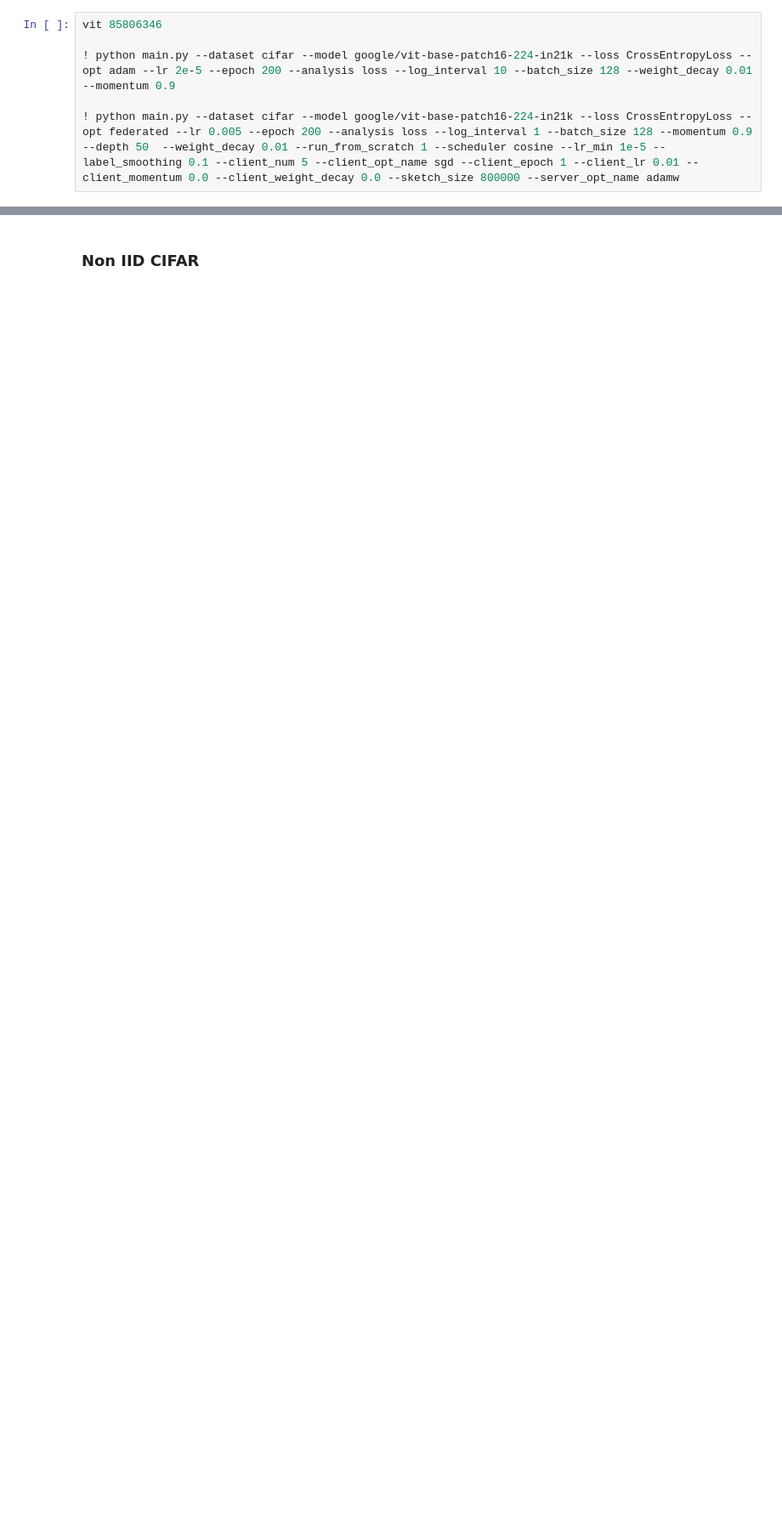
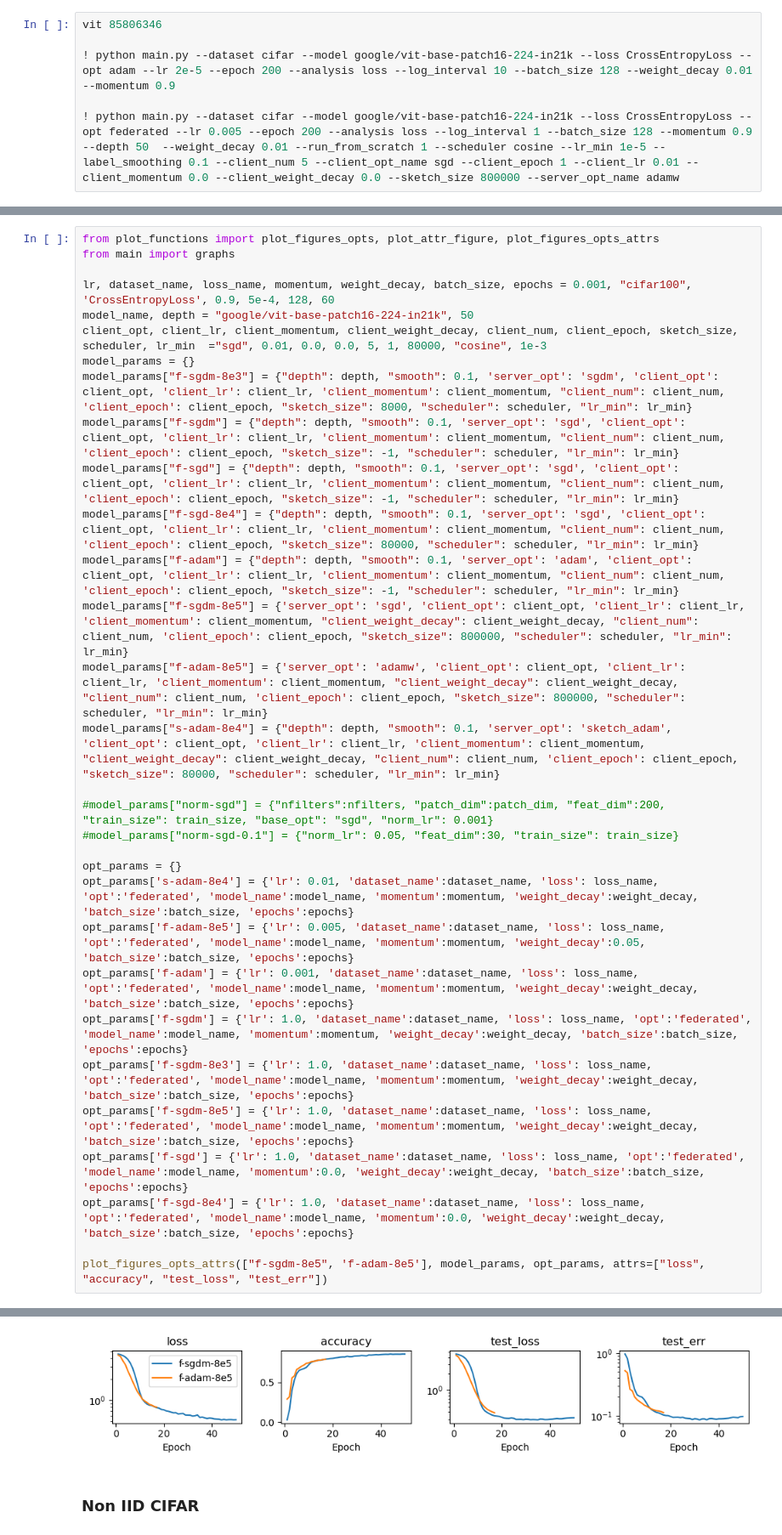
Before and after one commit to lucmonl/mlopt, a Jupyter notebook: notebook/federated.ipynb, the cells around one changed output, grey strips where cells are left out. Shown at 85% size. Saved outputs shown, nothing was run; the diff lists cells and outputs as text; blank space fills up the shorter version.

```diff
--- a/notebook/federated.ipynb
+++ b/notebook/federated.ipynb
@@ -681,0 +686,32 @@ plot_figures_opts_attrs(['f-sgdm-8e4','f-adam-8e4'], model_params, opt_params, a
+# %%
+from plot_functions import plot_figures_opts, plot_attr_figure, plot_figures_opts_attrs
+from main import graphs
+
+lr, dataset_name, loss_name, momentum, weight_decay, batch_size, epochs = 0.001, "cifar100", 'CrossEntropyLoss', 0.9, 5e-4, 128, 60
+model_name, depth = "google/vit-base-patch16-224-in21k", 50
+client_opt, client_lr, client_momentum, client_weight_decay, client_num, client_epoch, sketch_size, scheduler, lr_min  ="sgd", 0.01, 0.0, 0.0, 5, 1, 80000, "cosine", 1e-3
+model_params = {}
+model_params["f-sgdm-8e3"] = {"depth": depth, "smooth": 0.1, 'server_opt': 'sgdm', 'client_opt': client_opt, 'client_lr': client_lr, 'client_momentum': client_momentum, "client_num": client_num, 'client_epoch': client_epoch, "sketch_size": 8000, "scheduler": scheduler, "lr_min": lr_min}
+model_params["f-sgdm"] = {"depth": depth, "smooth": 0.1, 'server_opt': 'sgd', 'client_opt': client_opt, 'client_lr': client_lr, 'client_momentum': client_momentum, "client_num": client_num, 'client_epoch': client_epoch, "sketch_size": -1, "scheduler": scheduler, "lr_min": lr_min}
+model_params["f-sgd"] = {"depth": depth, "smooth": 0.1, 'server_opt': 'sgd', 'client_opt': client_opt, 'client_lr': client_lr, 'client_momentum': client_momentum, "client_num": client_num, 'client_epoch': client_epoch, "sketch_size": -1, "scheduler": scheduler, "lr_min": lr_min}
+model_params["f-sgd-8e4"] = {"depth": depth, "smooth": 0.1, 'server_opt': 'sgd', 'client_opt': client_opt, 'client_lr': client_lr, 'client_momentum': client_momentum, "client_num": client_num, 'client_epoch': client_epoch, "sketch_size": 80000, "scheduler": scheduler, "lr_min": lr_min}
+model_params["f-adam"] = {"depth": depth, "smooth": 0.1, 'server_opt': 'adam', 'client_opt': client_opt, 'client_lr': client_lr, 'client_momentum': client_momentum, "client_num": client_num, 'client_epoch': client_epoch, "sketch_size": -1, "scheduler": scheduler, "lr_min": lr_min}
+model_params["f-sgdm-8e5"] = {'server_opt': 'sgd', 'client_opt': client_opt, 'client_lr': client_lr, 'client_momentum': client_momentum, "client_weight_decay": client_weight_decay, "client_num": client_num, 'client_epoch': client_epoch, "sketch_size": 800000, "scheduler": scheduler, "lr_min": lr_min}
+model_params["f-adam-8e5"] = {'server_opt': 'adamw', 'client_opt': client_opt, 'client_lr': client_lr, 'client_momentum': client_momentum, "client_weight_decay": client_weight_decay, "client_num": client_num, 'client_epoch': client_epoch, "sketch_size": 800000, "scheduler": scheduler, "lr_min": lr_min}
+model_params["s-adam-8e4"] = {"depth": depth, "smooth": 0.1, 'server_opt': 'sketch_adam', 'client_opt': client_opt, 'client_lr': client_lr, 'client_momentum': client_momentum, "client_weight_decay": client_weight_decay, "client_num": client_num, 'client_epoch': client_epoch, "sketch_size": 80000, "scheduler": scheduler, "lr_min": lr_min}
+
+#model_params["norm-sgd"] = {"nfilters":nfilters, "patch_dim":patch_dim, "feat_dim":200, "train_size": train_size, "base_opt": "sgd", "norm_lr": 0.001}
+#model_params["norm-sgd-0.1"] = {"norm_lr": 0.05, "feat_dim":30, "train_size": train_size}
+
+opt_params = {}
+opt_params['s-adam-8e4'] = {'lr': 0.01, 'dataset_name':dataset_name, 'loss': loss_name, 'opt':'federated', 'model_name':model_name, 'momentum':momentum, 'weight_decay':weight_decay, 'batch_size':batch_size, 'epochs':epochs}
+opt_params['f-adam-8e5'] = {'lr': 0.005, 'dataset_name':dataset_name, 'loss': loss_name, 'opt':'federated', 'model_name':model_name, 'momentum':momentum, 'weight_decay':0.05, 'batch_size':batch_size, 'epochs':epochs}
+opt_params['f-adam'] = {'lr': 0.001, 'dataset_name':dataset_name, 'loss': loss_name, 'opt':'federated', 'model_name':model_name, 'momentum':momentum, 'weight_decay':weight_decay, 'batch_size':batch_size, 'epochs':epochs}
+opt_params['f-sgdm'] = {'lr': 1.0, 'dataset_name':dataset_name, 'loss': loss_name, 'opt':'federated', 'model_name':model_name, 'momentum':momentum, 'weight_decay':weight_decay, 'batch_size':batch_size, 'epochs':epochs}
+opt_params['f-sgdm-8e3'] = {'lr': 1.0, 'dataset_name':dataset_name, 'loss': loss_name, 'opt':'federated', 'model_name':model_name, 'momentum':momentum, 'weight_decay':weight_decay, 'batch_size':batch_size, 'epochs':epochs}
+opt_params['f-sgdm-8e5'] = {'lr': 1.0, 'dataset_name':dataset_name, 'loss': loss_name, 'opt':'federated', 'model_name':model_name, 'momentum':momentum, 'weight_decay':weight_decay, 'batch_size':batch_size, 'epochs':epochs}
+opt_params['f-sgd'] = {'lr': 1.0, 'dataset_name':dataset_name, 'loss': loss_name, 'opt':'federated', 'model_name':model_name, 'momentum':0.0, 'weight_decay':weight_decay, 'batch_size':batch_size, 'epochs':epochs}
+opt_params['f-sgd-8e4'] = {'lr': 1.0, 'dataset_name':dataset_name, 'loss': loss_name, 'opt':'federated', 'model_name':model_name, 'momentum':0.0, 'weight_decay':weight_decay, 'batch_size':batch_size, 'epochs':epochs}
+
+plot_figures_opts_attrs(["f-sgdm-8e5", 'f-adam-8e5'], model_params, opt_params, attrs=["loss", "accuracy", "test_loss", "test_err"])
+# %% [output]
@@ -682,3 +720,4 @@ plot_figures_opts_attrs(['f-sgdm-8e4','f-adam-8e4'], model_params, opt_params, a
+[figure, added]
 # %% [markdown]
 ### Non IID CIFAR
 # %%
```
Also changed, not shown: parts of 2 cells of this notebook, 14 other files.
